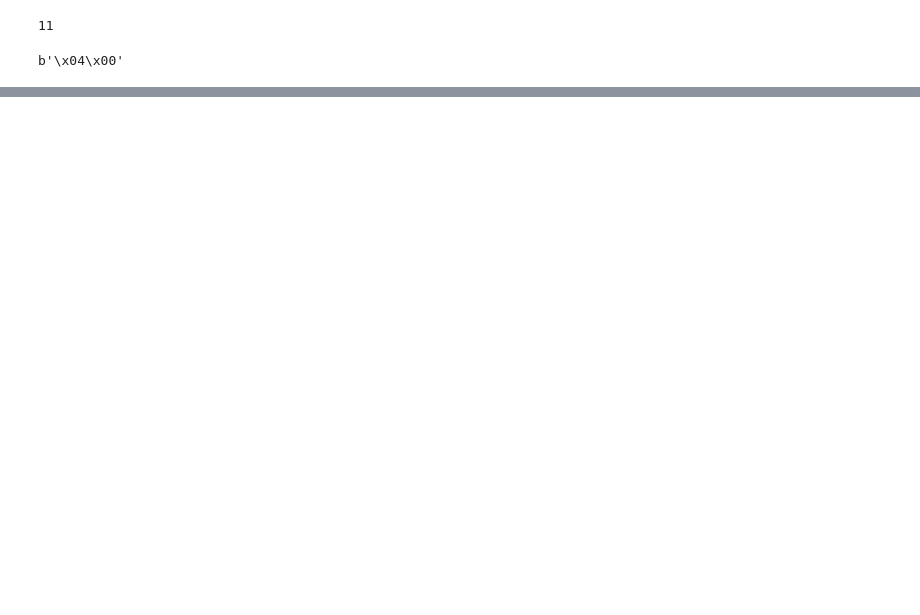
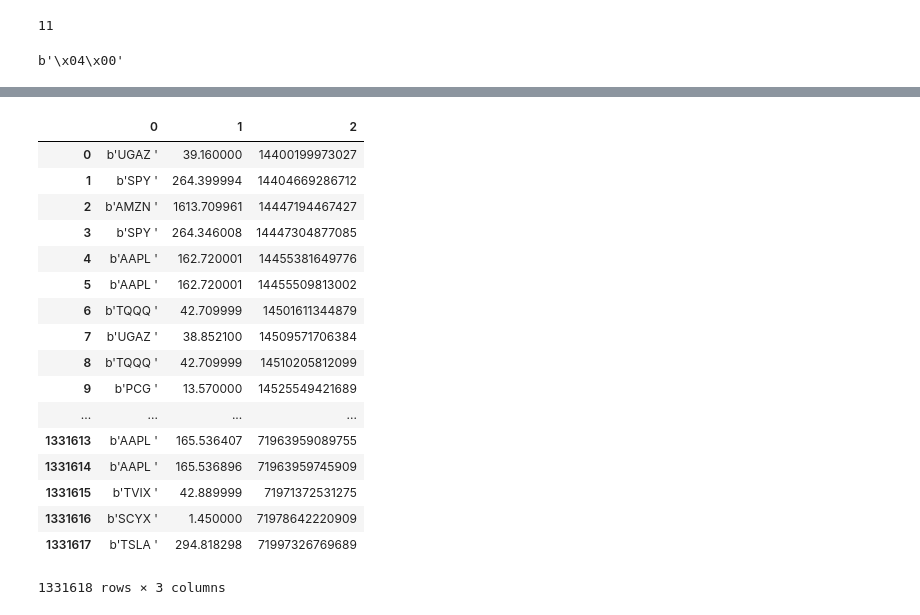
Before and after one commit to amandeepfj/NASDAQ_PITCH_DATA_PARSER, a Jupyter notebook: Trading Orders.ipynb, the cells around one changed output, grey strips where cells are left out. Saved outputs shown, nothing was run; the diff lists cells and outputs as text; code cells hidden in the pictures; blank space fills up the shorter version.

Commit message:
Update - VWAP Calculated update for Trade messages, Cython code.

```diff
--- a/Trading Orders.ipynb
+++ b/Trading Orders.ipynb
@@ -265,0 +366,3 @@ while message_type:
+# %%
+import pandas as pd
+vwaps = pd.read_csv("stock_vwap_full.txt", header=None)
@@ -265,0 +391,21 @@ while message_type:
+# %%
+vwaps
+# %% [output]
+|  | 0 | 1 | 2 |
+| 0 | b'UGAZ ' | 39.160000 | 14400199973027 |
+| 1 | b'SPY ' | 264.399994 | 14404669286712 |
+| 2 | b'AMZN ' | 1613.709961 | 14447194467427 |
+| 3 | b'SPY ' | 264.346008 | 14447304877085 |
+| 4 | b'AAPL ' | 162.720001 | 14455381649776 |
+| 5 | b'AAPL ' | 162.720001 | 14455509813002 |
+| 6 | b'TQQQ ' | 42.709999 | 14501611344879 |
+| 7 | b'UGAZ ' | 38.852100 | 14509571706384 |
+| 8 | b'TQQQ ' | 42.709999 | 14510205812099 |
+| 9 | b'PCG ' | 13.570000 | 14525549421689 |
+| ... | ... | ... | ... |
+| 1331613 | b'AAPL ' | 165.536407 | 71963959089755 |
+| 1331614 | b'AAPL ' | 165.536896 | 71963959745909 |
+| 1331615 | b'TVIX ' | 42.889999 | 71971372531275 |
+| 1331616 | b'SCYX ' | 1.450000 | 71978642220909 |
+| 1331617 | b'TSLA ' | 294.818298 | 71997326769689 |
+1331618 rows × 3 columns
```
Also changed, not shown: parts of 15 cells of this notebook.
